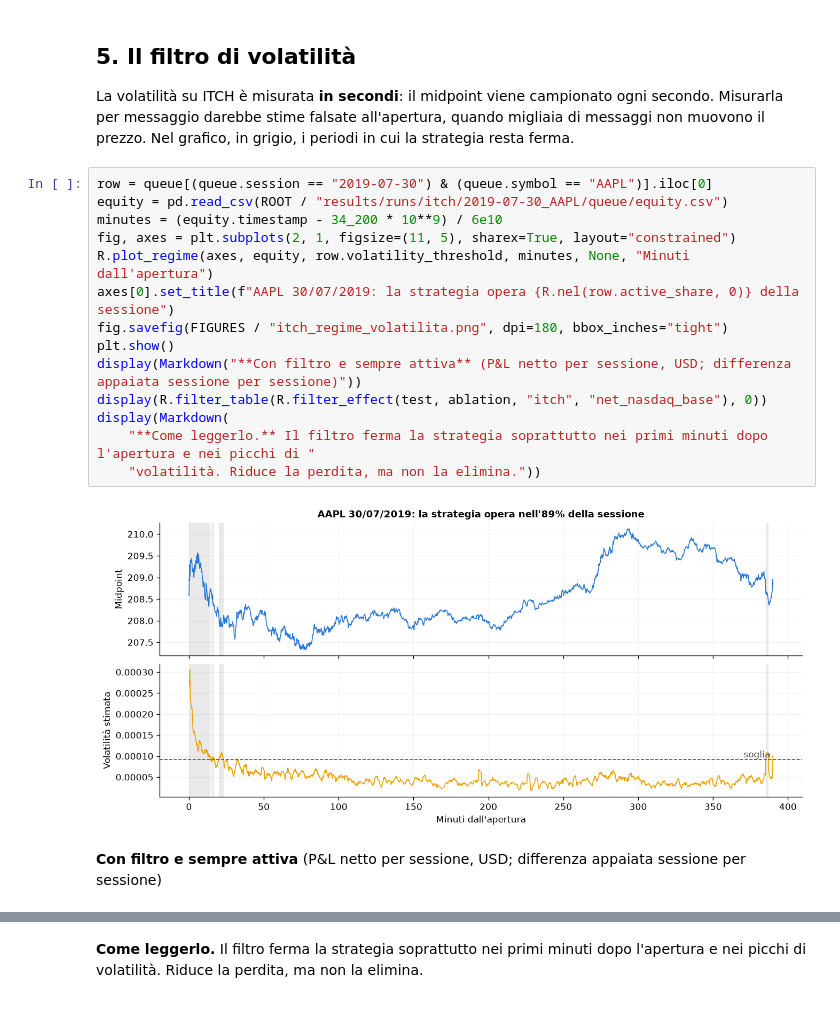
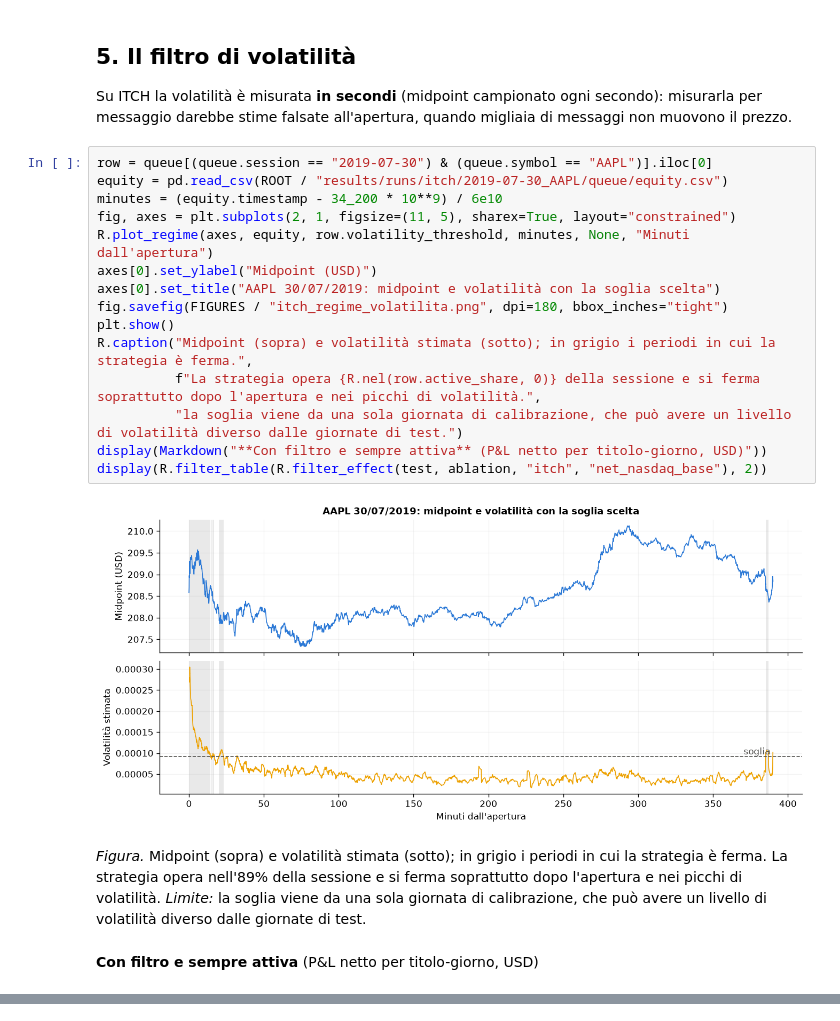
Before and after one commit to giuliobmb/lob-market-making-backtest, a Jupyter notebook: notebooks/04_l3_backtest.ipynb, the cells around one changed output, grey strips where cells are left out. Cells and saved outputs as stored; diff of their text form.

```diff
--- a/notebooks/04_l3_backtest.ipynb
+++ b/notebooks/04_l3_backtest.ipynb
@@ -148,23 +200,25 @@ display(queue.pivot_table(index="session", columns="symbol", values="net_nasdaq_
 # %% [markdown]
 ## 5. Il filtro di volatilità
 
-La volatilità su ITCH è misurata **in secondi**: il midpoint viene campionato ogni secondo. Misurarla per messaggio darebbe stime falsate all'apertura, quando migliaia di messaggi non muovono il prezzo. Nel grafico, in grigio, i periodi in cui la strategia resta ferma.
+Su ITCH la volatilità è misurata **in secondi** (midpoint campionato ogni secondo): misurarla per messaggio darebbe stime falsate all'apertura, quando migliaia di messaggi non muovono il prezzo.
 # %%
 row = queue[(queue.session == "2019-07-30") & (queue.symbol == "AAPL")].iloc[0]
 equity = pd.read_csv(ROOT / "results/runs/itch/2019-07-30_AAPL/queue/equity.csv")
 minutes = (equity.timestamp - 34_200 * 10**9) / 6e10
 fig, axes = plt.subplots(2, 1, figsize=(11, 5), sharex=True, layout="constrained")
 R.plot_regime(axes, equity, row.volatility_threshold, minutes, None, "Minuti dall'apertura")
-axes[0].set_title(f"AAPL 30/07/2019: la strategia opera {R.nel(row.active_share, 0)} della sessione")
+axes[0].set_ylabel("Midpoint (USD)")
+axes[0].set_title("AAPL 30/07/2019: midpoint e volatilità con la soglia scelta")
 fig.savefig(FIGURES / "itch_regime_volatilita.png", dpi=180, bbox_inches="tight")
 plt.show()
-display(Markdown("**Con filtro e sempre attiva** (P&L netto per sessione, USD; differenza appaiata sessione per sessione)"))
-display(R.filter_table(R.filter_effect(test, ablation, "itch", "net_nasdaq_base"), 0))
-display(Markdown(
-    "**Come leggerlo.** Il filtro ferma la strategia soprattutto nei primi minuti dopo l'apertura e nei picchi di "
-    "volatilità. Riduce la perdita, ma non la elimina."))
+R.caption("Midpoint (sopra) e volatilità stimata (sotto); in grigio i periodi in cui la strategia è ferma.",
+          f"La strategia opera {R.nel(row.active_share, 0)} della sessione e si ferma soprattutto dopo l'apertura e nei picchi di volatilità.",
+          "la soglia viene da una sola giornata di calibrazione, che può avere un livello di volatilità diverso dalle giornate di test.")
+display(Markdown("**Con filtro e sempre attiva** (P&L netto per titolo-giorno, USD)"))
+display(R.filter_table(R.filter_effect(test, ablation, "itch", "net_nasdaq_base"), 2))
 # %% [output]
-[figure, old version]
+[figure, new version]
-**Con filtro e sempre attiva** (P&L netto per sessione, USD; differenza appaiata sessione per sessione)
+*Figura.* Midpoint (sopra) e volatilità stimata (sotto); in grigio i periodi in cui la strategia è ferma. La strategia opera nell'89% della sessione e si ferma soprattutto dopo l'apertura e nei picchi di volatilità. *Limite:* la soglia viene da una sola giornata di calibrazione, che può avere un livello di volatilità diverso dalle giornate di test.
+**Con filtro e sempre attiva** (P&L netto per titolo-giorno, USD)
 |  | con filtro | sempre attiva | differenza (IC 95%) | sessioni migliori con filtro | tempo in cui opera |
 | modello |  |  |  |  |  |
@@ -175,2 +229 @@ display(Markdown(
-**Come leggerlo.** Il filtro ferma la strategia soprattutto nei primi minuti dopo l'apertura e nei picchi di volatilità. Riduce la perdita, ma non la elimina.
 # %% [markdown]
```
Also changed, not shown: parts of 17 cells of this notebook, 23 other files.
